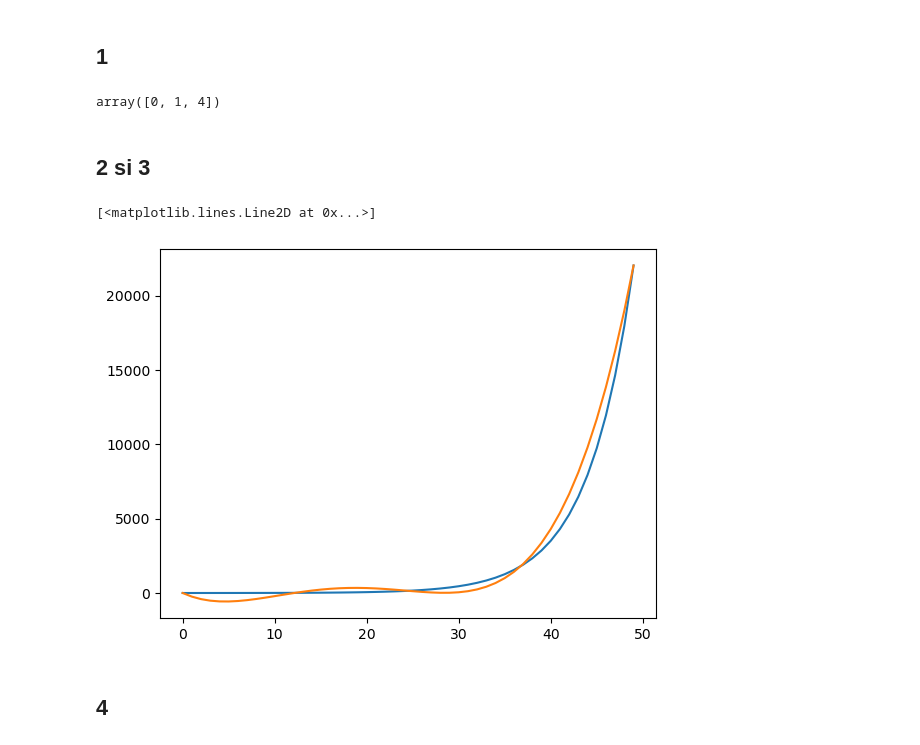
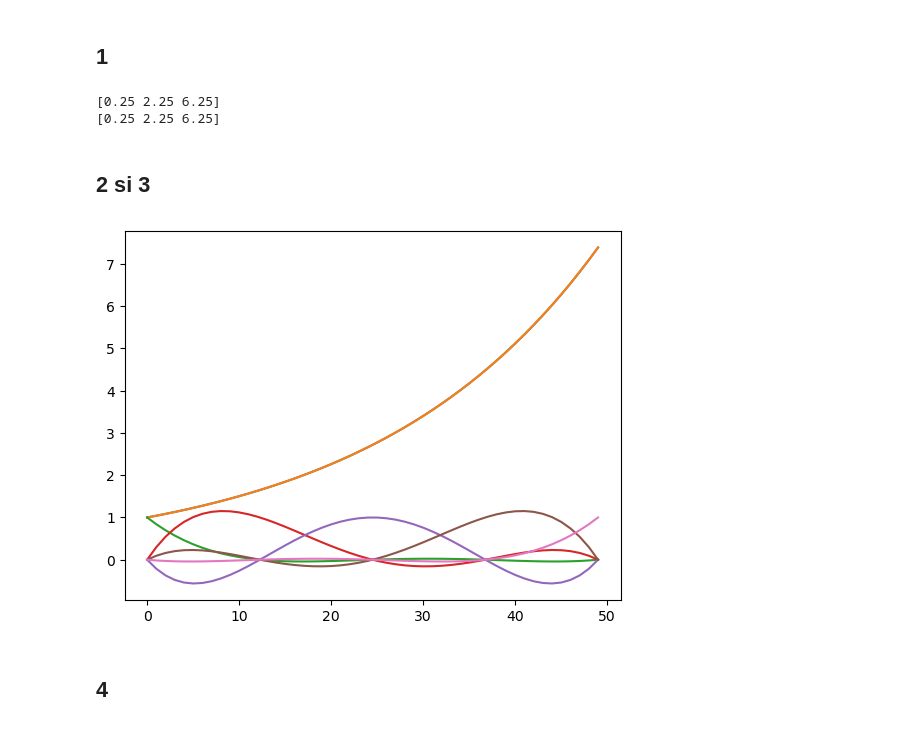
Before and after one commit to CyborgSquirrel/scoala, a Jupyter notebook: cn/06_tema.ipynb, the cells around one changed output. Saved outputs shown, nothing was run; the diff lists cells and outputs as text; code cells hidden in the pictures.

```diff
--- a/cn/06_tema.ipynb
+++ b/cn/06_tema.ipynb
@@ -1,4 +1,9 @@
 # %%
 import numpy as np
 import matplotlib.pyplot as plt
+# %%
+def same(*args):
+    for arg in args:
+        assert args[0] == arg
+    return args[0]
 # %%
@@ -15,22 +20,38 @@ array([ 0.98768834,  0.89100652,  0.70710678,  0.4539905 ,  0.15643447,
 # %% [markdown]
 ## 1
 # %%
+def lagrange_polys(
+    points,
+    nodes,
+):
+    n = len(nodes)
+
+    xk = np.repeat(nodes.reshape(-1, 1), n-1, 1)
+    xj = np.repeat(nodes.reshape(1, -1), n, 0)[~np.eye(n, dtype=bool)].reshape(n, -1)
+    ls = []
+    for x in points:
+        lx = np.prod(x - xj, 1) / np.prod(xk - xj, 1)
+        ls.append(lx)
+    ls = np.array(ls)
+    ls = ls.T
+    return ls
+
+
 def lagrange_inter(
     points,
     nodes,
     values,
 ):
-    assert len(nodes.shape) == len(values.shape) == 1
-    assert len(nodes) == len(values)
-    n = len(nodes)
+    same(1, len(nodes.shape), len(values.shape))
+    same(len(nodes), len(values))
 
     output = np.zeros_like(points)
 
-    xk = np.repeat(nodes.reshape(-1, 1), n-1, 1)
-    xj = np.repeat(nodes.reshape(1, -1), n, 0)[~np.eye(n, dtype=bool)].reshape(n, -1)
-    for i, x in enumerate(points):
-        lx = np.prod(x - xj, 1) / np.prod(xk - xj, 1)
-        output[i] = np.sum(lx * values)
+    polys = lagrange_polys(points, nodes)
+    polys = polys.T
+
+    for i, poly in enumerate(polys):
+        output[i] = np.sum(poly * values)
     return output
 
 
@@ -39,31 +60,39 @@ def f(x):
 
 
 nodes = np.array([1, 2, 3])
-lagrange_inter(
-    np.array([0, 1, 2]),
-    nodes,
-    f(nodes),
+points = np.array([0.5, 1.5, 2.5])
+print(
+    lagrange_inter(
+        points,
+        nodes,
+        f(nodes),
+    )
 )
+print(f(points))
 # %% [output]
-array([0, 1, 4])
+[0.25 2.25 6.25]
+[0.25 2.25 6.25]
 # %% [markdown]
 ## 2 si 3
 # %%
-points = np.linspace(0, 10)
+points = np.linspace(0, 2)
 p1 = np.exp(points)
 
-nodes = np.linspace(0, 10, num=5)
+nodes = np.linspace(0, 2, num=5)
 p2 = lagrange_inter(
     points,
     nodes,
     np.exp(nodes),
 )
 
+polys = np.array(lagrange_polys(points, nodes))
+
 plt.plot(p1)
 plt.plot(p2)
+for poly in polys:
+    plt.plot(poly)
 # %% [output]
-[<matplotlib.lines.Line2D at 0x...>]
-[figure, old version]
+[figure, new version]
 # %% [markdown]
 ## 4
 # %%
```
Also changed, not shown: parts of 4 cells of this notebook, 31 other files.
